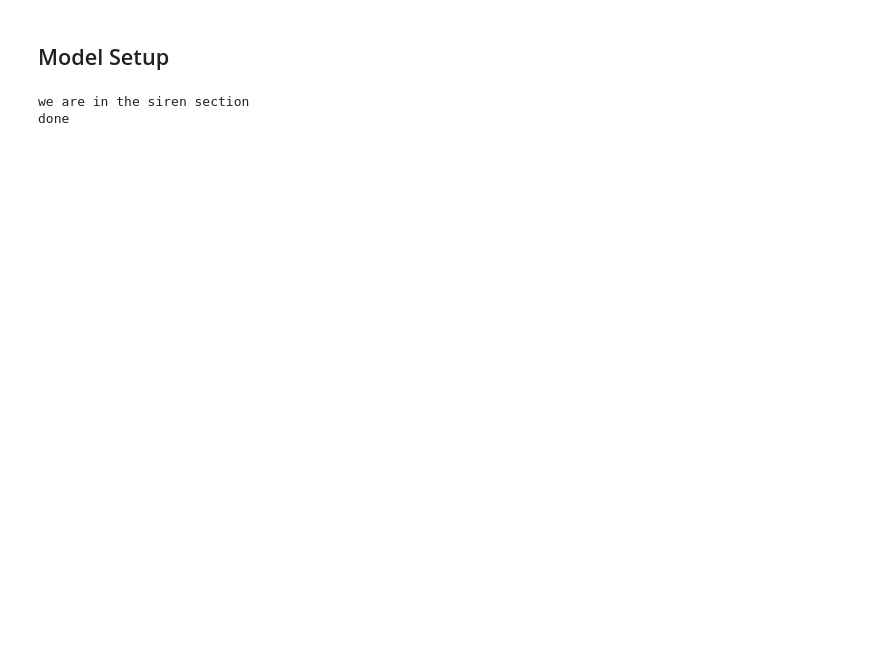
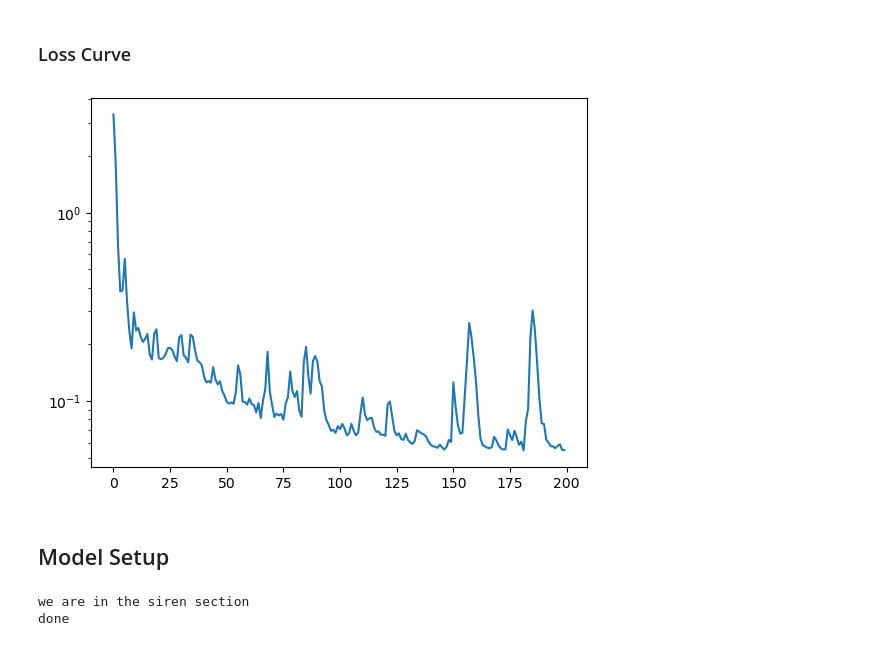
Before and after one commit to davebobculver/siren-sea-surface-code, a Jupyter notebook: net_plots.ipynb, the cells around one changed output. Cells and saved outputs as stored; diff of their text form; code cells hidden in the pictures; blank space fills up the shorter version.

```diff
--- a/net_plots.ipynb
+++ b/net_plots.ipynb
@@ -1,3 +1,24 @@
+# %% [markdown]
+### Loss Curve
+# %%
+loss_data = 'nets/plotting/second_losses_dict.pt'
+# %%
+import torch
+import pickle
+loss = torch.load(loss_data)
+
+n = len(loss['mse_losses'])
+
+x = range(n)
+import matplotlib.pyplot as plt
+plt.plot(x, loss['mse_losses'])
+plt.yscale('log')
+plt.show()
+
+
+pickle.dump( [ loss['mse_losses'], x ], open('loss2.pkl', 'wb') )
+# %% [output]
+[figure, added]
 # %% [markdown]
 ## Model Setup
 # %%
```
Also changed, not shown: parts of 32 cells of this notebook, 8 other files.
